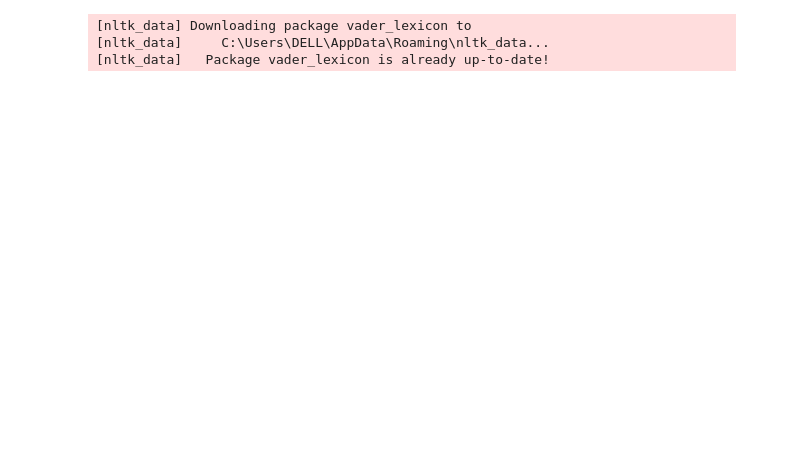
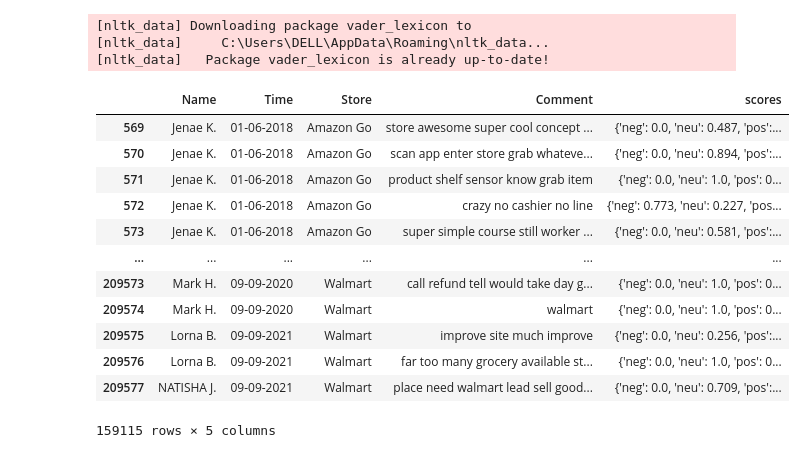
Before and after one commit to paferuto/ABSA-on-IoT-comments, a Jupyter notebook: LabelData/LabelData.ipynb, the cells around one changed output. Drawn from its saved outputs; the diff is of its cells as text; code cells hidden in the pictures; blank space fills up the shorter version.

```diff
--- a/LabelData/LabelData.ipynb
+++ b/LabelData/LabelData.ipynb
@@ -36,3 +82,20 @@ sent_analyzer = SentimentIntensityAnalyzer()
 [nltk_data] Downloading package vader_lexicon to
 [nltk_data]     C:\Users\DELL\AppData\Roaming\nltk_data...
 [nltk_data]   Package vader_lexicon is already up-to-date!
+# %%
+df['scores'] = df['Comment'].apply(lambda re: sent_analyzer.polarity_scores(str(re)))
+df
+# %% [output]
+|  | Name | Time | Store | Comment | scores |
+| 569 | Jenae K. | 01-06-2018 | Amazon Go | store awesome super cool concept ... | {'neg': 0.0, 'neu': 0.487, 'pos':... |
+| 570 | Jenae K. | 01-06-2018 | Amazon Go | scan app enter store grab whateve... | {'neg': 0.0, 'neu': 0.894, 'pos':... |
+| 571 | Jenae K. | 01-06-2018 | Amazon Go | product shelf sensor know grab item | {'neg': 0.0, 'neu': 1.0, 'pos': 0... |
+| 572 | Jenae K. | 01-06-2018 | Amazon Go | crazy no cashier no line | {'neg': 0.773, 'neu': 0.227, 'pos... |
+| 573 | Jenae K. | 01-06-2018 | Amazon Go | super simple course still worker ... | {'neg': 0.0, 'neu': 0.581, 'pos':... |
+| ... | ... | ... | ... | ... | ... |
+| 209573 | Mark H. | 09-09-2020 | Walmart | call refund tell would take day g... | {'neg': 0.0, 'neu': 1.0, 'pos': 0... |
+| 209574 | Mark H. | 09-09-2020 | Walmart | walmart | {'neg': 0.0, 'neu': 1.0, 'pos': 0... |
+| 209575 | Lorna B. | 09-09-2021 | Walmart | improve site much improve | {'neg': 0.0, 'neu': 0.256, 'pos':... |
+| 209576 | Lorna B. | 09-09-2021 | Walmart | far too many grocery available st... | {'neg': 0.0, 'neu': 1.0, 'pos': 0... |
+| 209577 | NATISHA J. | 09-09-2021 | Walmart | place need walmart lead sell good... | {'neg': 0.0, 'neu': 0.709, 'pos':... |
+159115 rows × 5 columns
```
Also changed, not shown: parts of 13 cells of this notebook, 5 other files.
